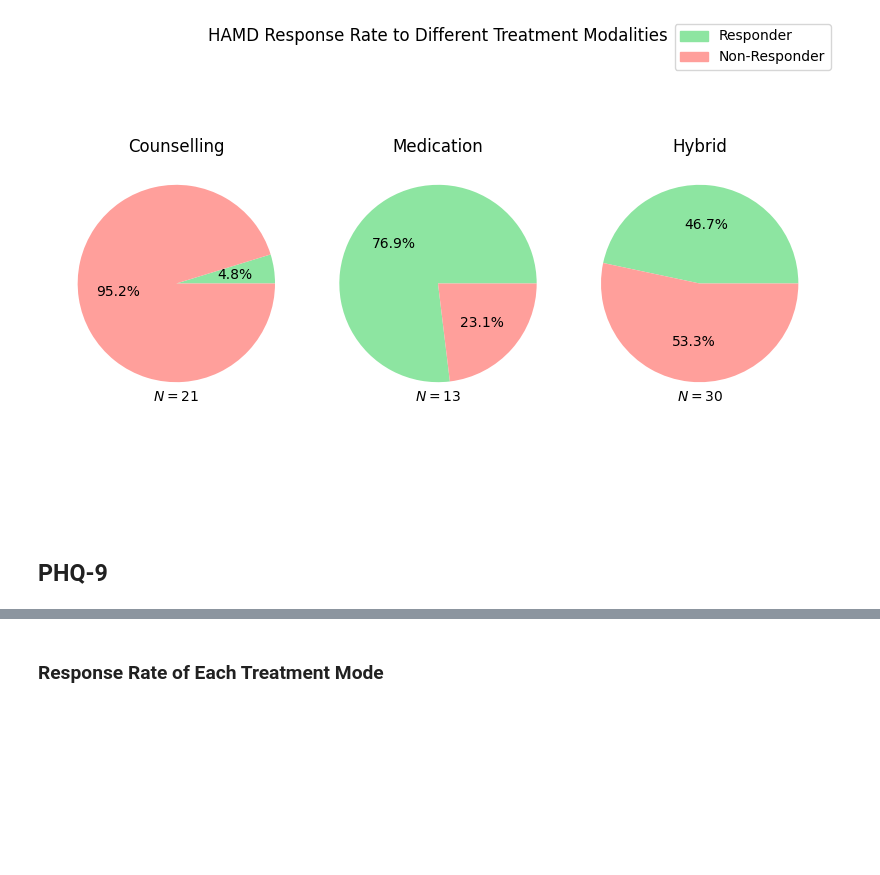
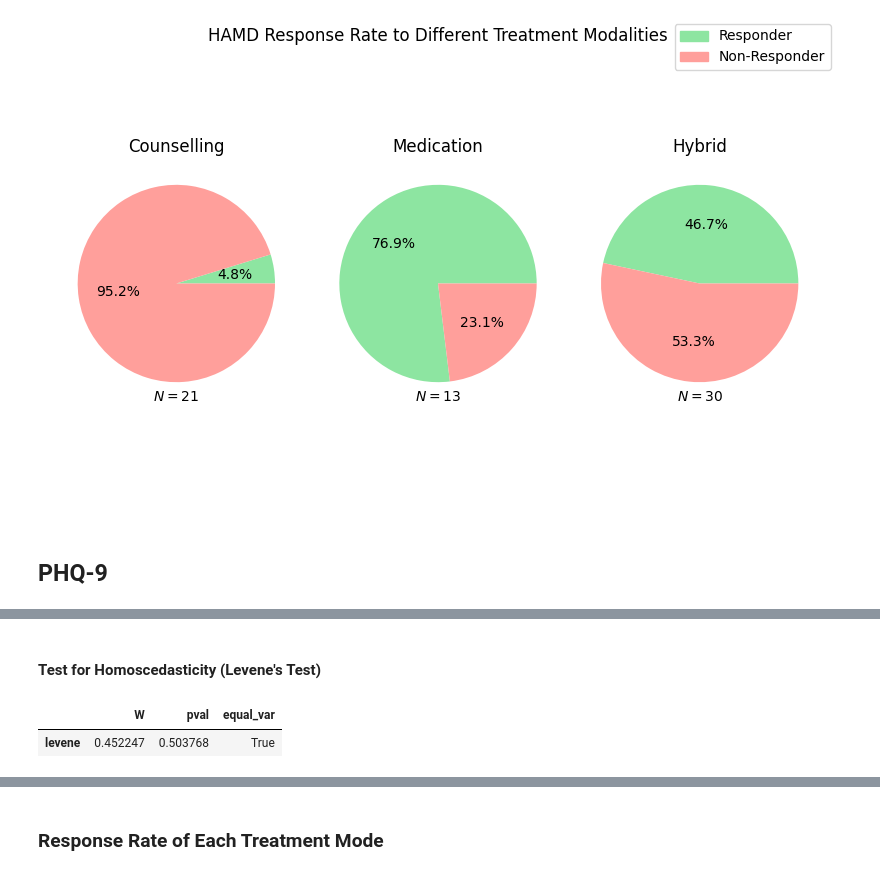
Before and after one commit to akaeii/telomere-mental-health, a Jupyter notebook: exploratory_data_analysis.ipynb, the cells around one changed output, grey strips where cells are left out. Saved outputs shown, nothing was run; the diff lists cells and outputs as text; code cells hidden in the pictures; blank space fills up the shorter version.

```diff
--- a/exploratory_data_analysis.ipynb
+++ b/exploratory_data_analysis.ipynb
@@ -207,0 +287,7 @@ hamd_response_mode_fig.savefig("figures/HAMD Response Rate By Treatment Mode", d
+# %% [markdown]
+<h4>Test for Homoscedasticity (Levene's Test)</h4>
+# %%
+pg.homoscedasticity(data=phq9_response_temp, dv="telomere_length", group="phq9_response", method="levene")
+# %% [output]
+|  | W | pval | equal_var |
+| levene | 0.452247 | 0.503768 | True |
```
Also changed, not shown: parts of 22 cells of this notebook, 2 other files.
